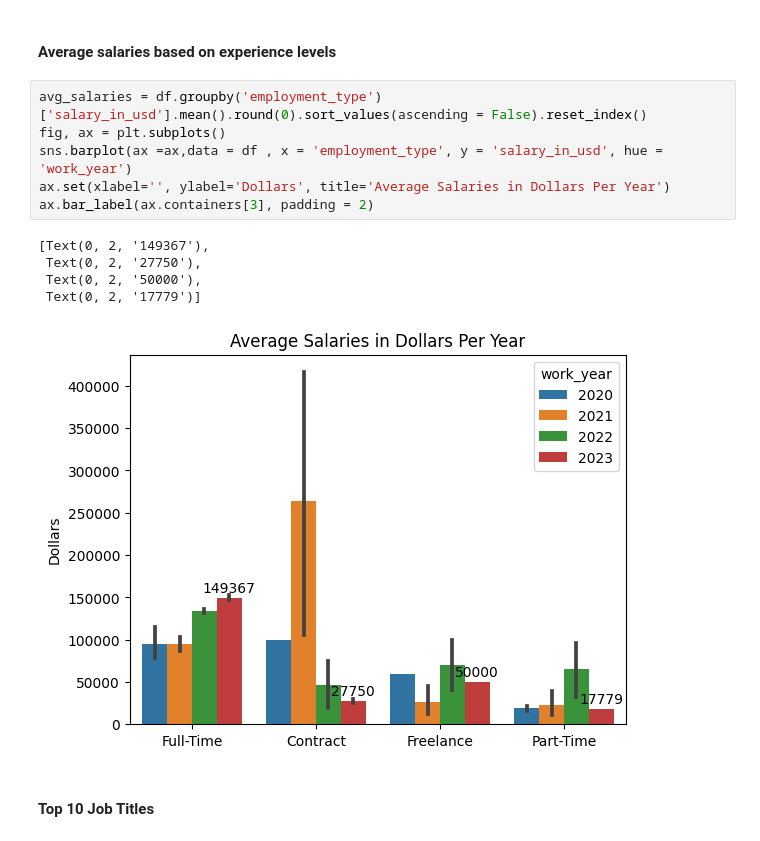
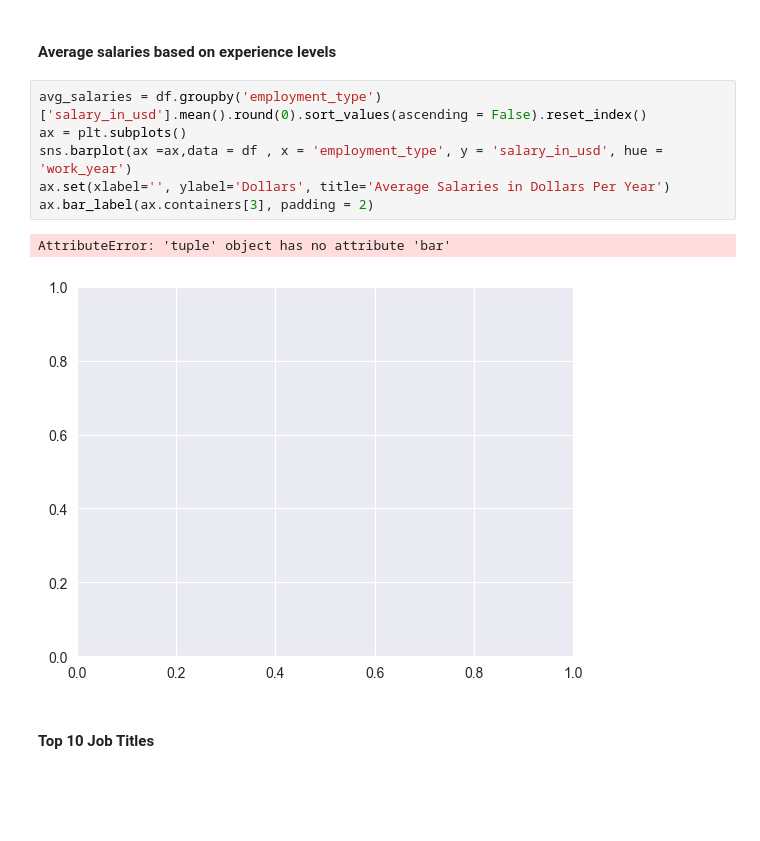
Before and after one commit to yousefmrashad/checkdata, a Jupyter notebook: checkdata.ipynb, the cells around one changed output. Saved outputs shown, nothing was run; the diff lists cells and outputs as text; blank space fills up the shorter version.

```diff
--- a/checkdata.ipynb
+++ b/checkdata.ipynb
@@ -241,16 +236,13 @@ ax.bar_label(ax.containers[3])
 #### Average salaries based on experience levels
 # %%
 avg_salaries = df.groupby('employment_type')['salary_in_usd'].mean().round(0).sort_values(ascending = False).reset_index()
-fig, ax = plt.subplots()
+ax = plt.subplots()
 sns.barplot(ax =ax,data = df , x = 'employment_type', y = 'salary_in_usd', hue = 'work_year')
 ax.set(xlabel='', ylabel='Dollars', title='Average Salaries in Dollars Per Year')
 ax.bar_label(ax.containers[3], padding = 2)
 # %% [output]
-[Text(0, 2, '149367'),
- Text(0, 2, '27750'),
- Text(0, 2, '50000'),
- Text(0, 2, '17779')]
+AttributeError: 'tuple' object has no attribute 'bar'
-[figure, old version]
+[figure, new version]
 # %% [markdown]
 #### Top 10 Job Titles
 # %%
```
Also changed, not shown: parts of 41 cells of this notebook.
